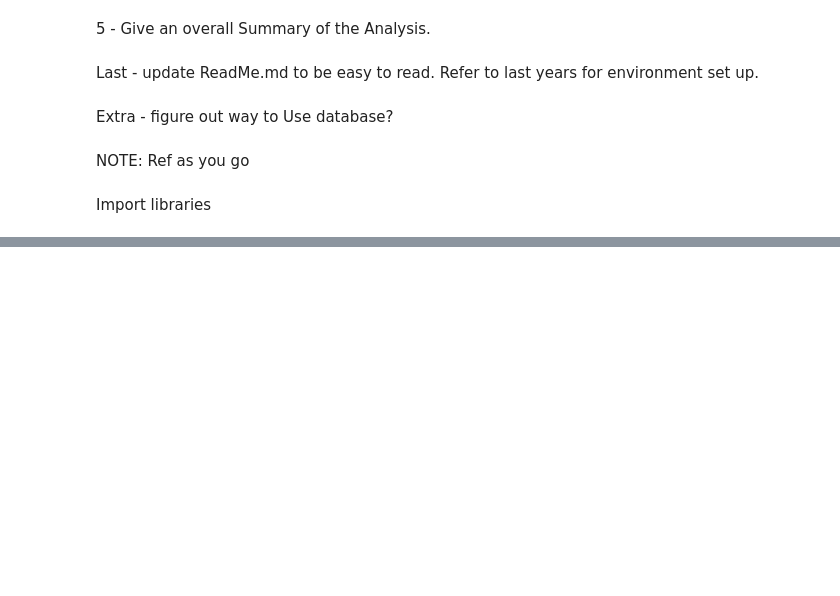
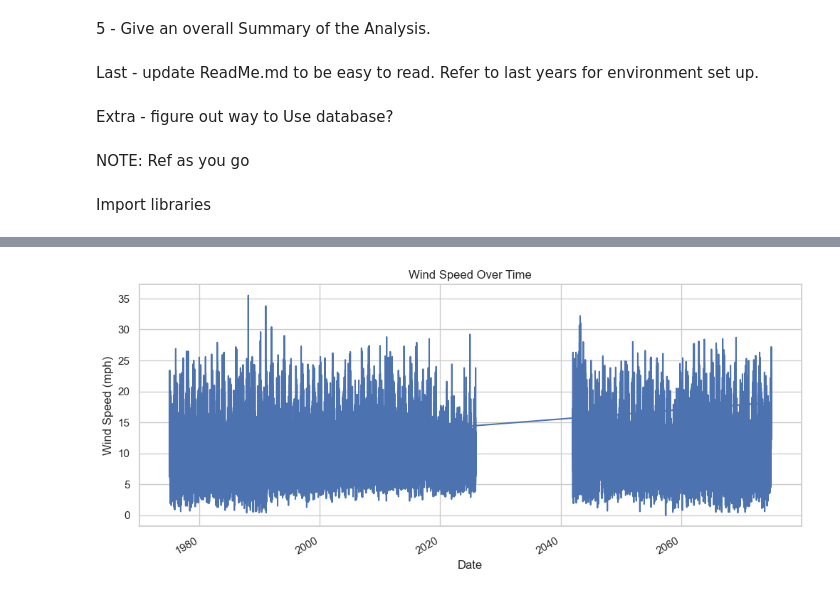
Before and after one commit to LDonn32/PDFA, a Jupyter notebook: Project/Wind-Speed-Analysis.ipynb, the cells around one changed output, grey strips where cells are left out. Drawn from its saved outputs; the diff is of its cells as text; code cells hidden in the pictures; blank space fills up the shorter version.

```diff
--- a/Project/Wind-Speed-Analysis.ipynb
+++ b/Project/Wind-Speed-Analysis.ipynb
@@ -34,0 +149,10 @@ UnicodeDecodeError: 'utf-8' codec can't decode bytes in position 15-16: invalid
+# %%
+#  Raw wind speed time series
+plt.figure(figsize=(12,5))
+df['wdsp'].plot()
+plt.title('Wind Speed Over Time')
+plt.xlabel('Date')
+plt.ylabel('Wind Speed (mph)')
+plt.show()
+# %% [output]
+[figure, added]
```
Also changed, not shown: parts of 31 cells of this notebook, 1 other file.
